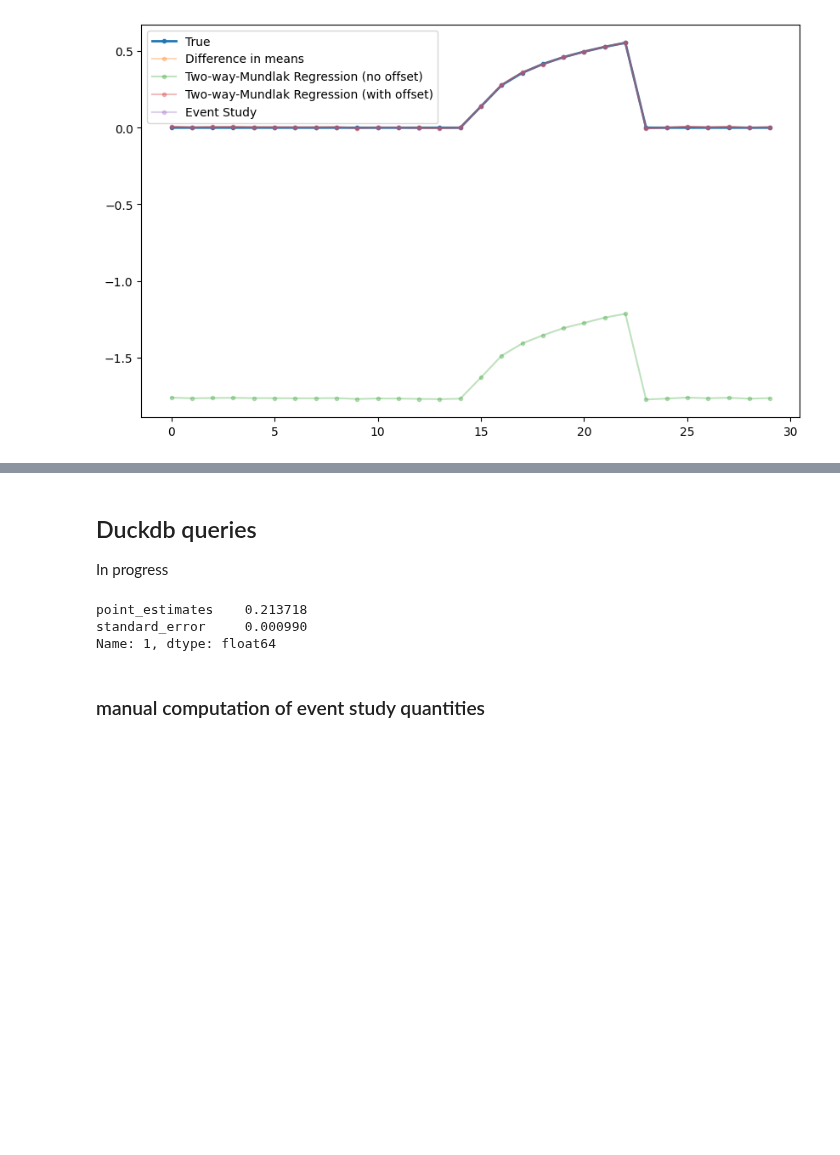
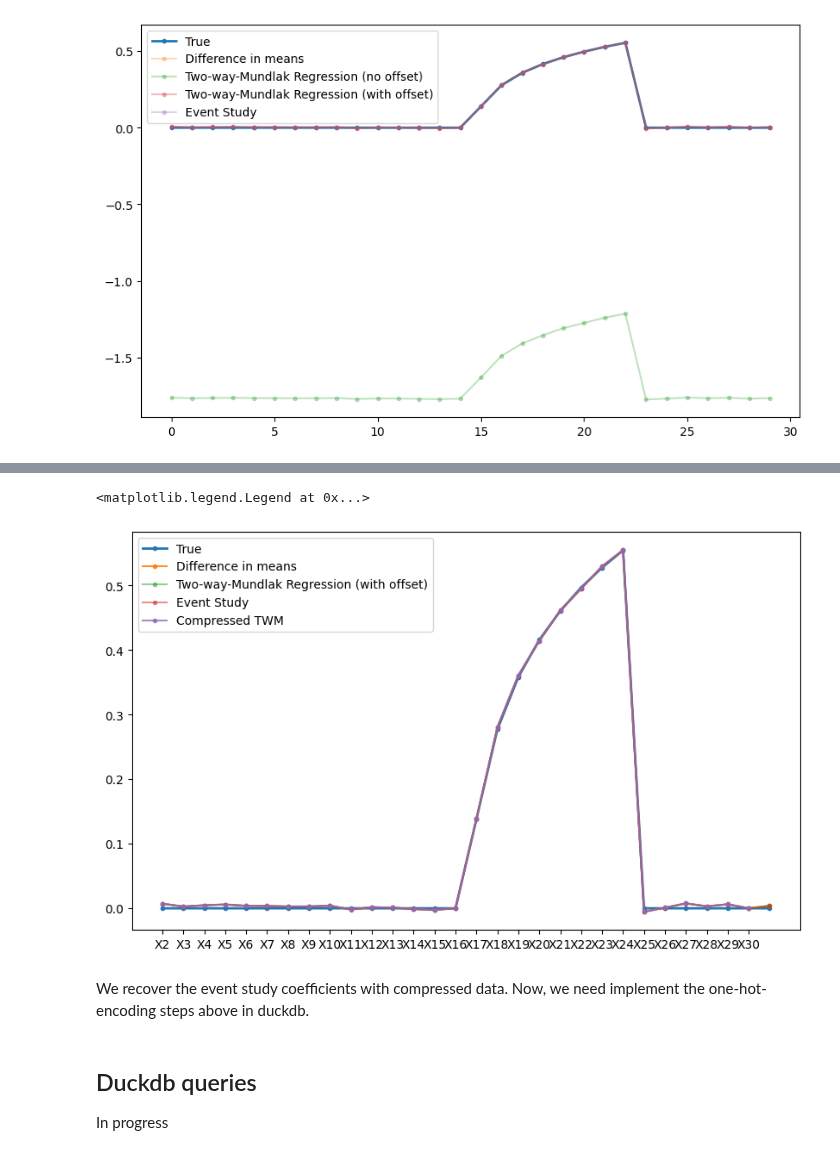
Before and after one commit to py-econometrics/duckreg, a Jupyter notebook: notebooks/event_study.ipynb, the cells around one changed output, grey strips where cells are left out. Drawn from its saved outputs; the diff is of its cells as text; code cells hidden in the pictures; blank space fills up the shorter version.

```diff
--- a/notebooks/event_study.ipynb
+++ b/notebooks/event_study.ipynb
@@ -89,6 +89,10 @@ def panel_dgp(
     )
     # assign units to ever treated if the max of W_it is 1
     df["ever_treated"] = df.groupby("unit_id")["W_it"].transform("max")
+    # label cohorts
+    df['cohort'] = df.query("W_it == 1").groupby('unit_id')['time_id'].transform('min')
+    df['cohort'] = df['cohort'].fillna(0)
+    df['cohort'] = df.groupby('unit_id')['cohort'].transform('max')
     return df
 
 # Function to create and populate DuckDB database
@@ -191,0 +226,6 @@ So, the gameplan is to groupby (cohort, time) and run the compressed regression
+# %%
+%%time
+print(ff := f"y_mean~0+{'+'.join(dfnew.filter(like = 'X').columns)}")
+m_agg = pf.feols(ff, data = agg_df, weights = 'count', weights_type='fweights')
+coefs = m_agg.coef()
+compressed_coefs = coefs.iloc[2:31] + coefs['X1']
@@ -192,3 +239,32 @@ So, the gameplan is to groupby (cohort, time) and run the compressed regression
+# %%
+p0 = np.r_[np.zeros(15), treat_effect_vector]
+p1 = m.coef().filter(regex=r"ever_treated:time_\d").values
+p2 = (
+    df.groupby(["ever_treated", "time_id"])["Y_it"]
+    .mean()
+    .unstack()
+    .diff(axis=0)
+    .iloc[1, :]
+    .values
+)
+
+f, ax = plt.subplots(figsize=(10, 6))
+ax.plot(p0, marker=".", label="True", linewidth=2)
+ax.plot(p2, marker=".", alpha=0.9, label="Difference in means")
+ax.plot(
+    p1 + m.coef().filter(regex="ever_treated$").values,
+    marker=".",
+    alpha=0.5,
+    label="Two-way-Mundlak Regression (with offset)",
+)
+ax.plot(evstudy_coefs, marker=".", alpha=0.5, label="Event Study")
+ax.plot(compressed_coefs, marker=".", alpha=0.8, label="Compressed TWM")
+ax.legend()
+# %% [output]
+<matplotlib.legend.Legend at 0x...>
+[figure, added]
+# %% [markdown]
+We recover the event study coefficients with compressed data. Now, we need implement the one-hot-encoding steps above in duckdb.
 # %% [markdown]
 ## Duckdb queries
 
@@ -211,13 +271,0 @@ twm.fit()
-# %%
-mundlak_results = twm.summary()
-restab = pd.DataFrame(
-  np.c_[mundlak_results['point_estimate'], mundlak_results['standard_error']],
-  columns=['point_estimates', 'standard_error'],
-)
-restab.iloc[1,:]
-# %% [output]
-point_estimates    0.213718
-standard_error     0.000990
-Name: 1, dtype: float64
-# %% [markdown]
-### manual computation of event study quantities
```
Also changed, not shown: parts of 12 cells of this notebook.
